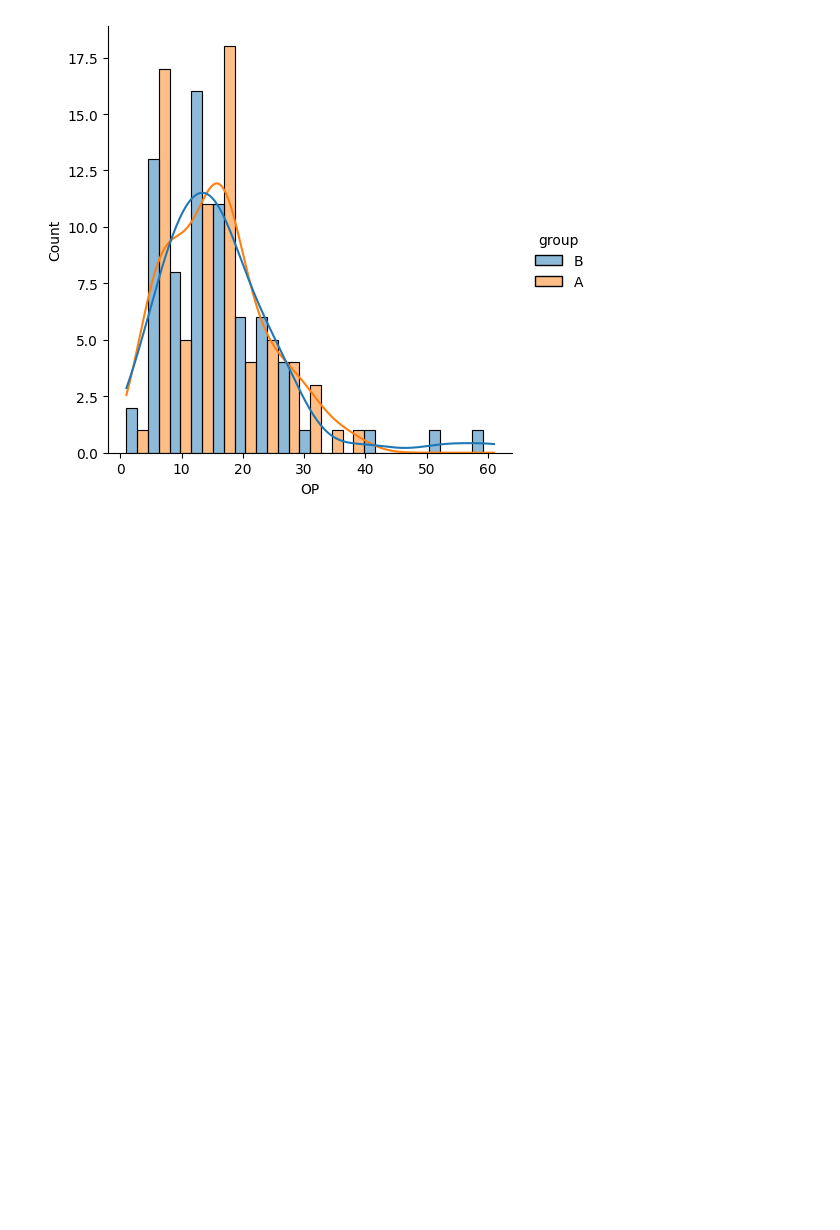
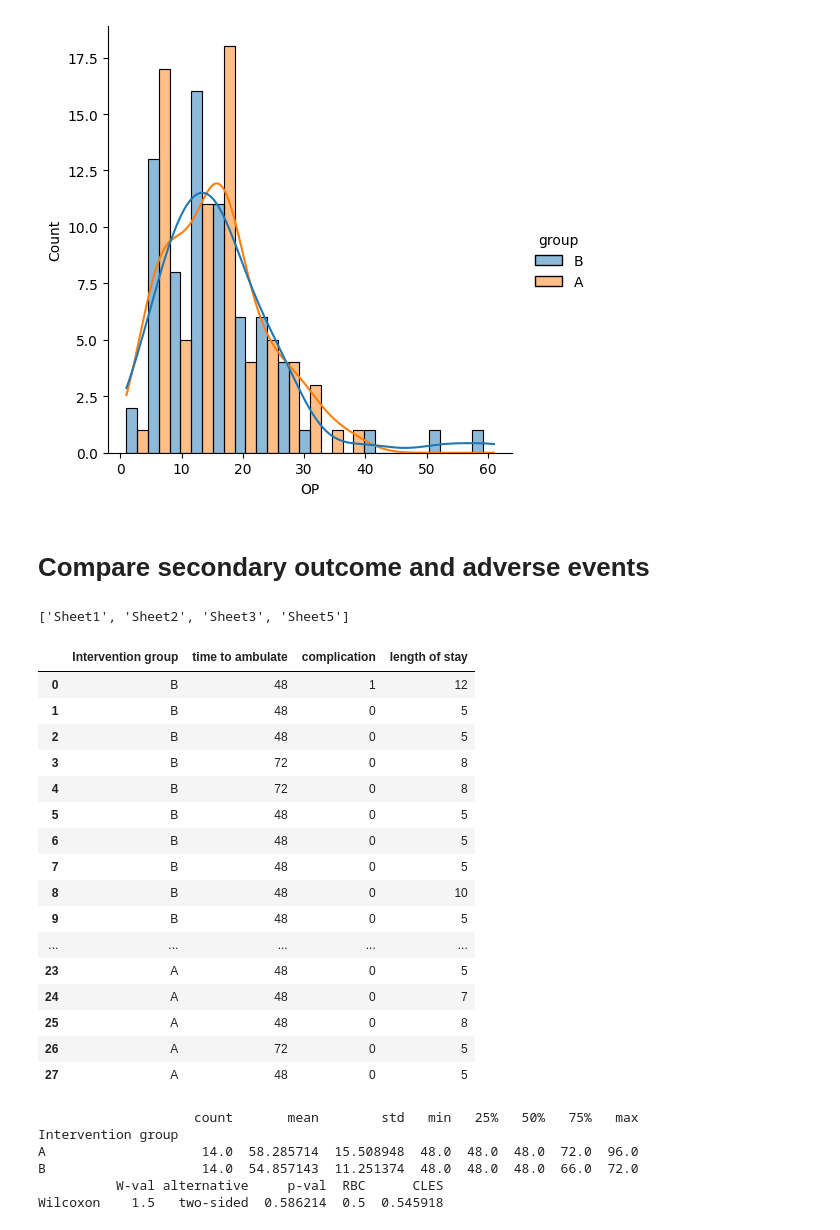
Before and after one commit to CG24hr/Flowstateofmind, a Jupyter notebook: Data/TopPain.ipynb, the cells around one changed output. Saved outputs shown, nothing was run; the diff lists cells and outputs as text; code cells hidden in the pictures; blank space fills up the shorter version.

```diff
--- a/Data/TopPain.ipynb
+++ b/Data/TopPain.ipynb
@@ -343,3 +340,43 @@ sns.displot(data = df, x = 'OP', hue = 'group', kind = 'hist', kde = True, fill
 plt.show()
 # %% [output]
 [figure]
+# %% [markdown]
+# Compare secondary outcome and adverse events
+# %%
+xls_final = pd.ExcelFile('C:\\Users\\USER\\Downloads\\top_Record_form_final_edit.xlsx')
+print(xls_final.sheet_names)
+final = xls_final.parse('Sheet5')
+final
+# %% [output]
+['Sheet1', 'Sheet2', 'Sheet3', 'Sheet5']
+|  | Intervention group | time to ambulate | complication | length of stay |
+| 0 | B | 48 | 1 | 12 |
+| 1 | B | 48 | 0 | 5 |
+| 2 | B | 48 | 0 | 5 |
+| 3 | B | 72 | 0 | 8 |
+| 4 | B | 72 | 0 | 8 |
+| 5 | B | 48 | 0 | 5 |
+| 6 | B | 48 | 0 | 5 |
+| 7 | B | 48 | 0 | 5 |
+| 8 | B | 48 | 0 | 10 |
+| 9 | B | 48 | 0 | 5 |
+| ... | ... | ... | ... | ... |
+| 23 | A | 48 | 0 | 5 |
+| 24 | A | 48 | 0 | 7 |
+| 25 | A | 48 | 0 | 8 |
+| 26 | A | 72 | 0 | 5 |
+| 27 | A | 48 | 0 | 5 |
+# %%
+# ambulate time
+
+ambulate_time = final.groupby('Intervention group')['time to ambulate'].describe()
+print(ambulate_time)
+ambulate_stat = pg.wilcoxon(x = final[final['Intervention group'] == 'A']['time to ambulate'], y = final[final['Intervention group'] == 'B']['time to ambulate'], alternative = 'two-sided')
+print(ambulate_stat)
+# %% [output]
+                    count       mean        std   min   25%   50%   75%   max
+Intervention group
+A                    14.0  58.285714  15.508948  48.0  48.0  48.0  72.0  96.0
+B                    14.0  54.857143  11.251374  48.0  48.0  48.0  66.0  72.0
+          W-val alternative     p-val  RBC      CLES
+Wilcoxon    1.5   two-sided  0.586214  0.5  0.545918
```
Also changed, not shown: parts of 3 cells of this notebook, 4 other files.
